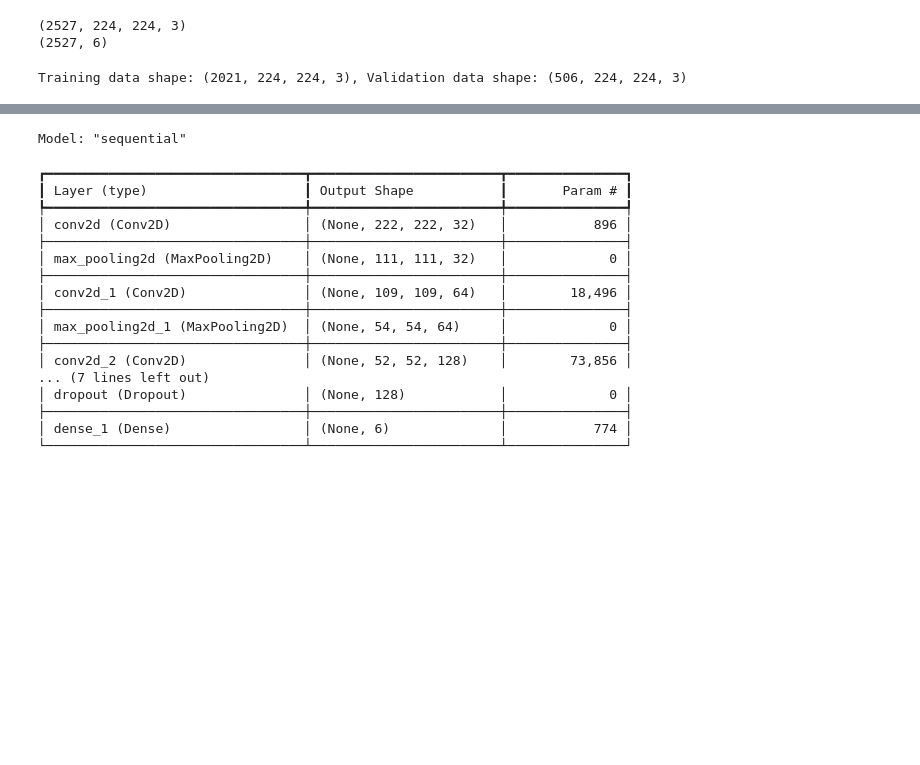
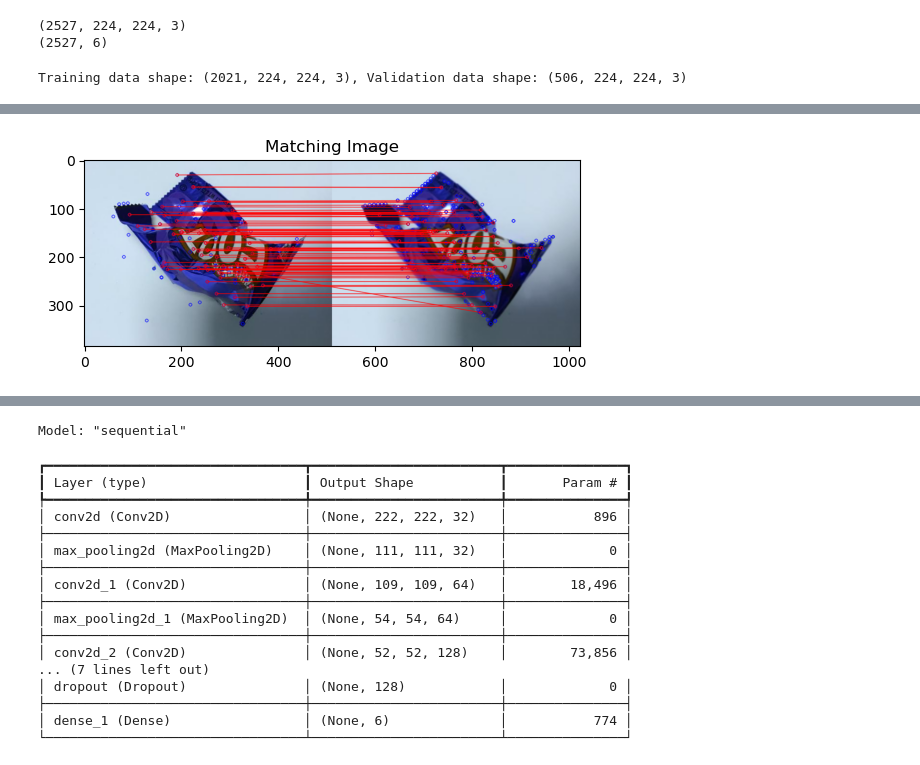
Before and after one commit to DominickAlbert/ComputerVision, a Jupyter notebook: final_main.ipynb, the cells around one changed output, grey strips where cells are left out. Drawn from its saved outputs; the diff is of its cells as text; code cells hidden in the pictures; blank space fills up the shorter version.

```diff
--- a/final_main.ipynb
+++ b/final_main.ipynb
@@ -301,49 +301,101 @@ df_edges.to_csv("Edges.csv")
 # %%
 # #create a system to find correspondences between several images( using keypoints matching) and apply it in recognition
 # #use sift and akaze to find keypoints and descriptors
 # #use flann to match the descriptors
 # #use homography to find the transformation matrix
 # #use warp perspective to apply the transformation matrix to the image
 # #use the transformed image to train a model
 # #use the model to predict the class of the image
 
 # # Initialize the feature matcher
-# FLANN_INDEX_KDTREE = 1
-# index_params = dict(algorithm=1, trees=5)
-# search_params = dict(checks=50)
-# flann = cv2.FlannBasedMatcher(index_params, search_params)
+FLANN_INDEX_KDTREE = 1
+index_params = dict(algorithm=1, trees=10)
+search_params = dict(checks=100)
+flann = cv2.FlannBasedMatcher(index_params, search_params)
 
 # # Define a function to apply on each row of the DataFrame
 
 
-# def match_features(row):
-#     # Get the descriptors from the row
-#     sift_descriptor = row['sift_descriptor']
-#     akaze_descriptor = row['akaze_descriptor']
+def match_features(gaussian_blur, best_matches=0):
+    target = cv2.imread('target/trash66.jpg')
+    gray_target = cv2.cvtColor(target, cv2.COLOR_BGR2GRAY)
+    gray_target = cv2.GaussianBlur(gray_target, (11,11), 0)
+    gray_target = cv2.equalizeHist(gray_target, None)
+    sift = cv2.SIFT_create()
+    target_keypoint, target_descriptor = sift.detectAndCompute(gray_target, None)
+    target_descriptor = np.float32(target_descriptor)
+    # print(target_descriptor)
+    # print(target_descriptor.shape)
+    best_matches_data = None
+    for index,row in gaussian_blur.iterrows():
 
-#     # If either of the descriptors is None, return None
-#     if sift_descriptor is None or akaze_descriptor is None:
-#         return None
 
-#     # Match the descriptors using FLANN
-#     matches = flann.knnMatch(sift_descriptor, akaze_descriptor, k=2)
+        # Get the descriptors from the row
+        sift_descriptor = row['sift_descriptor']
+        # print(sift_descriptor)
+        # print(sift_descriptor.shape)
+        # print(type(sift_descriptor))
+        akaze_descriptor = row['akaze_descriptor']
+        # print(sift_descriptor)
+        # print(akaze_descriptor)
 
-#     # Apply ratio test as per Lowe's paper
-#     good_matches = []
-#     for m, n in matches:
-#         if m.distance < 0.7 * n.distance:
-#             good_matches.append(m)
+        # If either of the descriptors is None, return None
+        if sift_descriptor is None:
+            continue
+        if isinstance(sift_descriptor, np.float32):
+            continue
+        if sift_descriptor.shape[0] < 2:
+            continue
 
-#     return len(good_matches)
+        # Match the descriptors using FLANN
+        matches = flann.knnMatch(target_descriptor, sift_descriptor, k=2)
+        matchesMask = [[0,0] for _ in range(0, len(matches))]
+        current_matches = 0
+        for i, (fm, sm) in enumerate(matches):
+            if fm.distance < 0.7 * sm.distance:
+                matchesMask[i] = [1,0]
+                current_matches += 1
 
-# # Apply the function to each row in the DataFrame
+        if best_matches < current_matches:
+            best_matches = current_matches
+            img = cv2.imread(row['imgPath'])
+            best_matches_data = {
+                'image_data' : img,
+                'keypoint': row['sift_keypoint'],
+                'descriptor' : row['sift_descriptor'],
+                'match' : matches,
+                'matchesmask' : matchesMask,
+                'label' : row['label']
+            }
+    result = cv2.drawMatchesKnn(
+        target,
+        target_keypoint,
+        best_matches_data['image_data'],
+        best_matches_data['keypoint'],
+        best_matches_data['match'],
+        None,
+        matchesMask = best_matches_data['matchesmask'],
+        matchColor = [255, 0, 0],
+        singlePointColor = [0,0,255]
+    )
+    plt.figure()
+    plt.imshow(result)
+    plt.title("Matching Image")
+    plt.show()
+    print(best_matches_data['label'])
+
+
+
+# Apply the function to each row in the DataFrame
 # df_edges['num_good_matches'] = df_edges.apply(match_features, axis=1)
-# df_gaussian_blur['num_good_matches'] = df_gaussian_blur.apply(match_features, axis=1)
+match_features(df_gaussian_blur)
+
 
 # df_edges.head()
 
 # df_gaussian_blur.head()
 
 # df_edges.to_csv("Edges_matching.csv")
 # df_gaussian_blur.to_csv("Gaussian_matching.csv")
 # %% [output]
+[figure, added]
```
Also changed, not shown: parts of 12 cells of this notebook, 8 other files.
